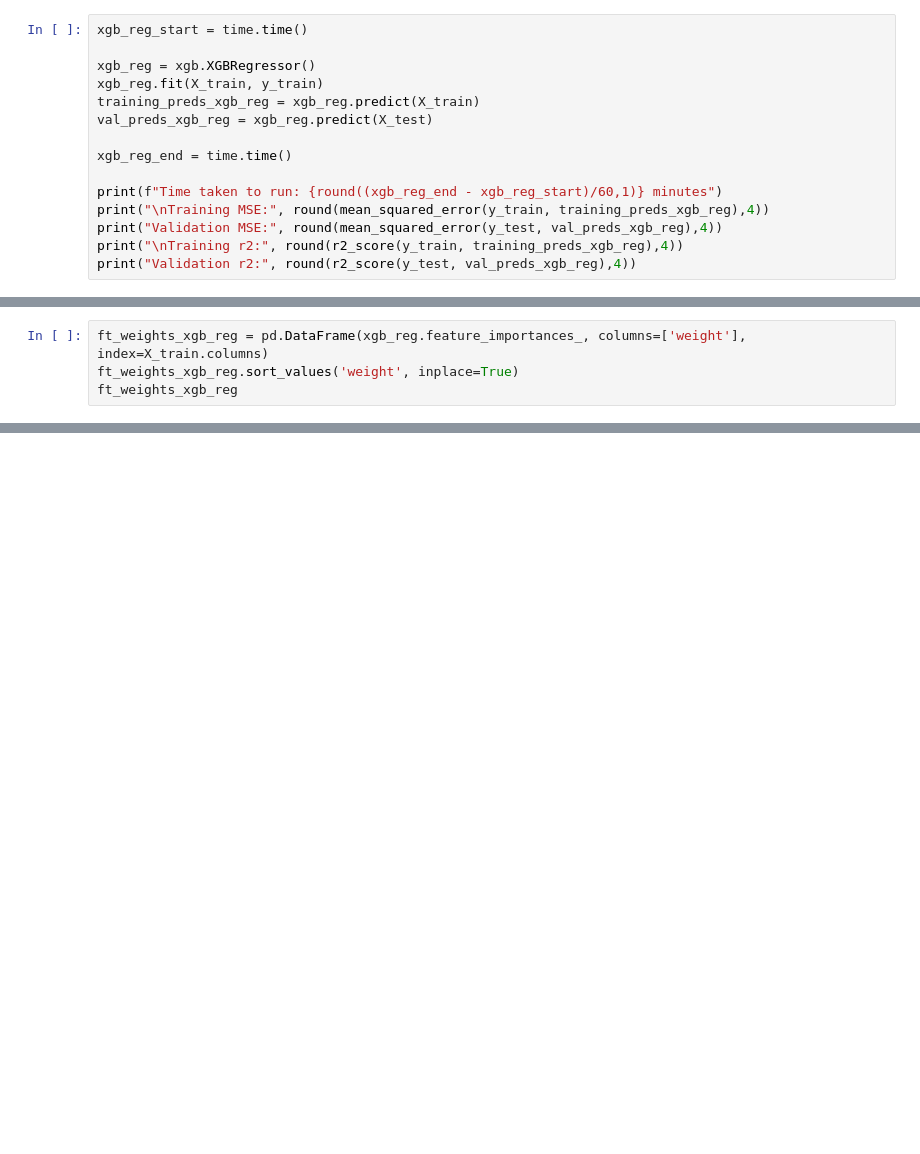
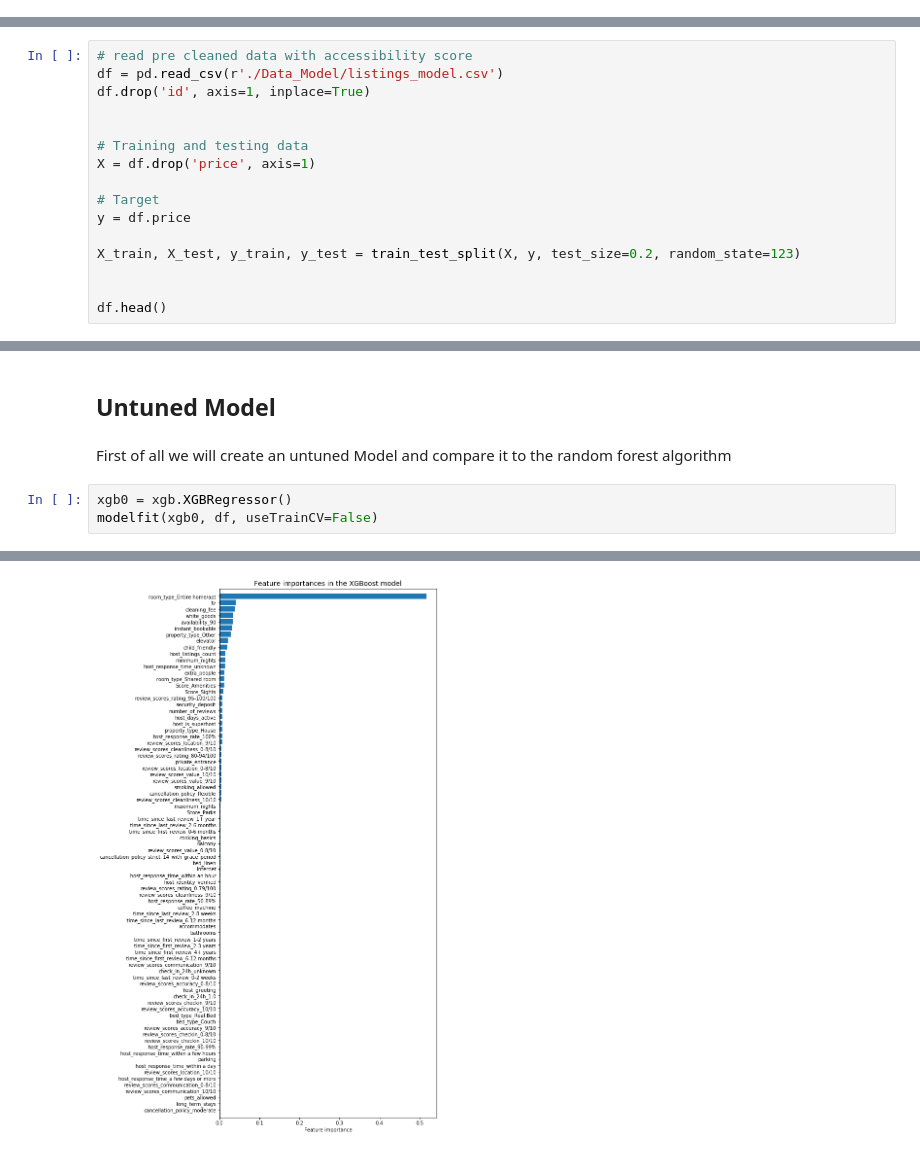
Before and after one commit to julianv95/Airbnb_Price, a Jupyter notebook: Model.ipynb, the cells around one changed output, grey strips where cells are left out. Cells and saved outputs as stored; diff of their text form; blank space fills up the shorter version.

Commit message:
changed data dirs and added hypertuning

```diff
--- a/Model.ipynb
+++ b/Model.ipynb
@@ -61,15 +0,0 @@ X_train, X_test, y_train, y_test = train_test_split(X, y, test_size=0.2, random_
-# %%
-xgb_reg_start = time.time()
-
-xgb_reg = xgb.XGBRegressor()
-xgb_reg.fit(X_train, y_train)
-training_preds_xgb_reg = xgb_reg.predict(X_train)
-val_preds_xgb_reg = xgb_reg.predict(X_test)
-
-xgb_reg_end = time.time()
-
-print(f"Time taken to run: {round((xgb_reg_end - xgb_reg_start)/60,1)} minutes")
-print("\nTraining MSE:", round(mean_squared_error(y_train, training_preds_xgb_reg),4))
-print("Validation MSE:", round(mean_squared_error(y_test, val_preds_xgb_reg),4))
-print("\nTraining r2:", round(r2_score(y_train, training_preds_xgb_reg),4))
-print("Validation r2:", round(r2_score(y_test, val_preds_xgb_reg),4))
@@ -85,4 +0,0 @@ Validation r2: 0.6081
-# %%
-ft_weights_xgb_reg = pd.DataFrame(xgb_reg.feature_importances_, columns=['weight'], index=X_train.columns)
-ft_weights_xgb_reg.sort_values('weight', inplace=True)
-ft_weights_xgb_reg
@@ -112,0 +40,16 @@ plt.show()
+# %%
+# read pre cleaned data with accessibility score
+df = pd.read_csv(r'./Data_Model/listings_model.csv')
+df.drop('id', axis=1, inplace=True)
+
+
+# Training and testing data
+X = df.drop('price', axis=1)
+
+# Target
+y = df.price
+
+X_train, X_test, y_train, y_test = train_test_split(X, y, test_size=0.2, random_state=123)
+
+
+df.head()
@@ -112,0 +123,8 @@ plt.show()
+# %% [markdown]
+## Untuned Model
+# %% [markdown]
+First of all we will create an untuned Model and compare it to the random forest algorithm
+# %%
+xgb0 = xgb.XGBRegressor()
+modelfit(xgb0, df, useTrainCV=False)
+# %% [output]
@@ -112,0 +148 @@ plt.show()
+[figure, added]
```
Also changed, not shown: parts of 142 cells of this notebook.
